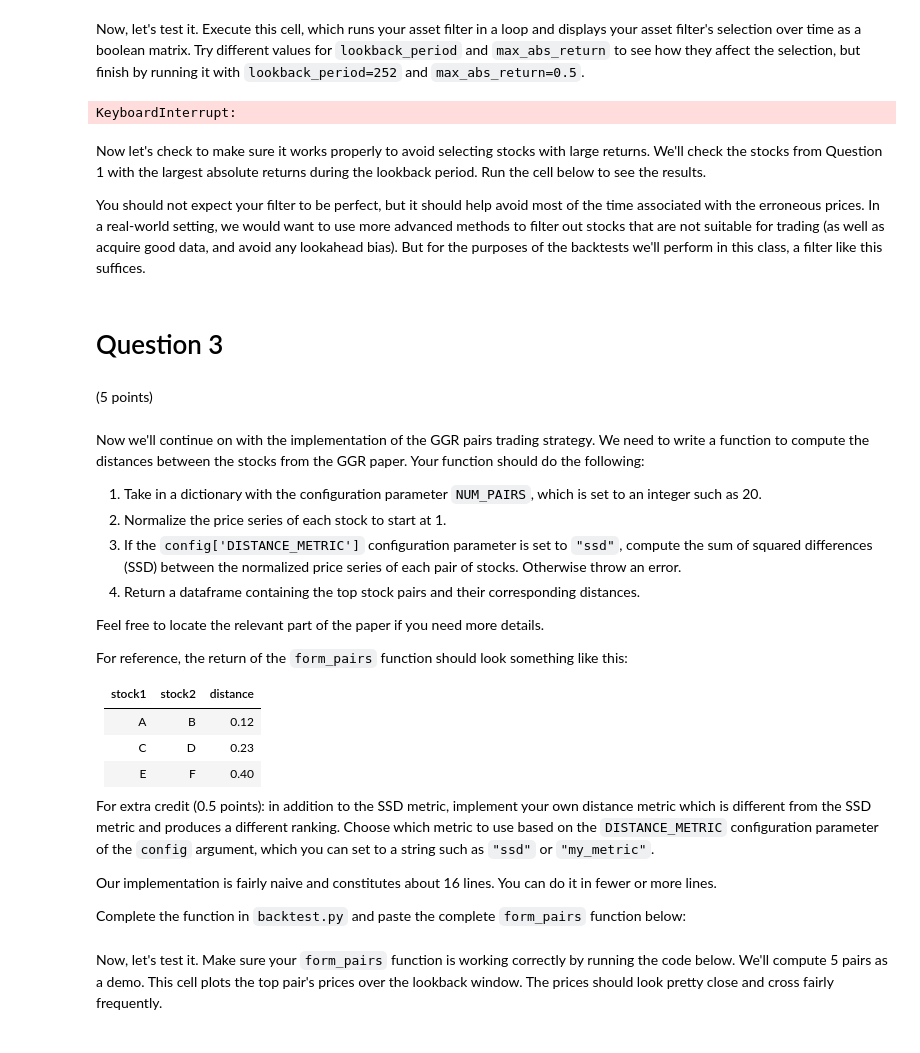
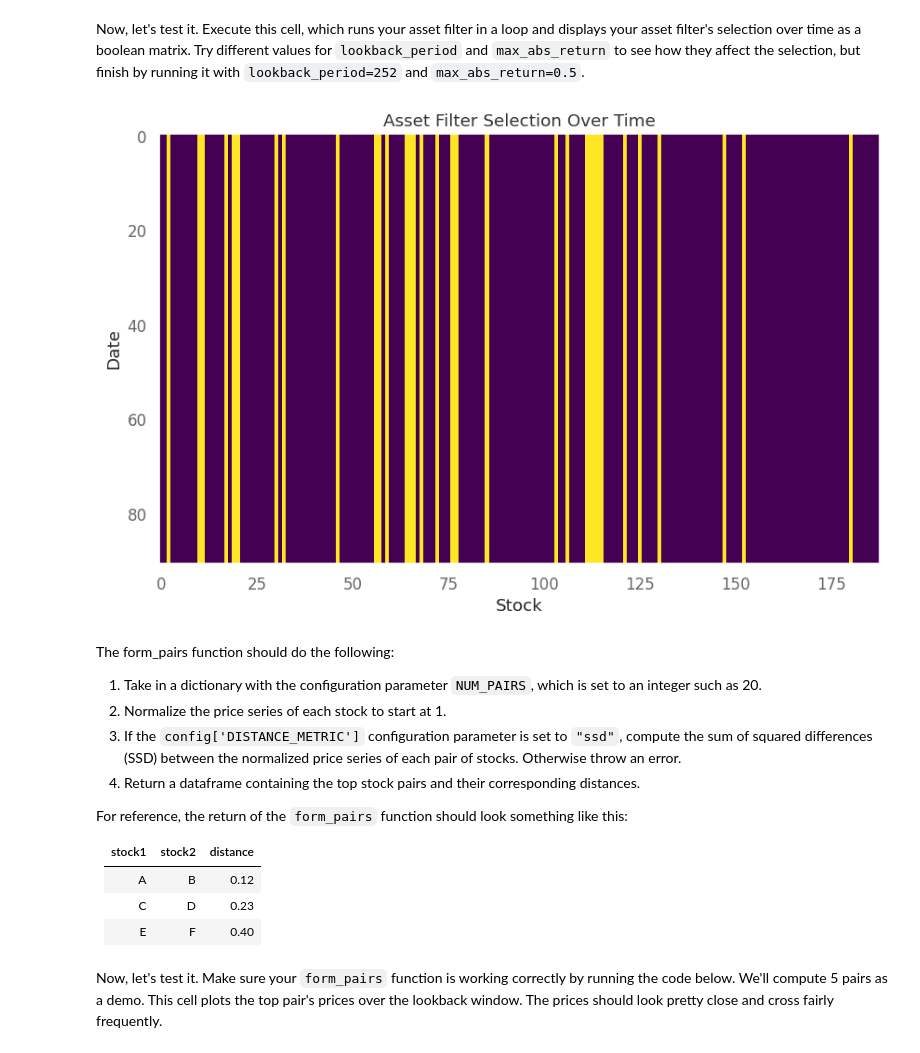
Before and after one commit to johannesfuest/crypto_statarb, a Jupyter notebook: MSE244_HW2_ethan.ipynb, the cells around one changed output. Drawn from its saved outputs; the diff is of its cells as text; code cells hidden in the pictures.

Commit message:
Liquidity complete

```diff
--- a/MSE244_HW2_ethan.ipynb
+++ b/MSE244_HW2_ethan.ipynb
@@ -70,0 +37,11 @@ plot_asset_with_max_return(returns, prices, max_rank=3)
+# %%
+config = {
+    "CRYPTO_CSV_PATH": "prices.csv",
+    "SAMPLE_PRICES_PATH": "/share/data/jfuest_crypto/sample/prices.csv",
+    "criterion": "quote_volume", # criterion, must be one of 'quote_volume', 'amihud', 'kyle'
+    "liquidity_interval": 60, # Length of intervals for aggergatuion of the liquidity measure
+    "liquidity_filter_length": 60*24*2, # Coins must have been top n liquid for at least this many minutes
+    "max_rank": 50, # highest liquidity rank allowed
+}
+# %%
+prices, returns, tickers, amihud, kyle, dollar_vol = load_data_crypto(config, verbose=True)
@@ -71,49 +61,37 @@ plot_asset_with_max_return(returns, prices, max_rank=3)
 # %%
 test_date = pd.to_datetime("2023-02-01 00:00:59.999000+00:00", utc=True)
 prices, returns, coins = select_asset_universe_crypto(
-    prices,
-    returns,
+    prices.copy(),
+    returns.copy(),
     amihud,
-    amihud,
-    amihud,
+    kyle,
+    dollar_vol,
     date=test_date,
-    lookback_period=60*24*7, # 7 days
-    criterion="amihud",
-    max_rank=50,
+    config=config,
 )
 # %% [markdown]
 Now, let's test it. Execute this cell, which runs your asset filter in a loop and displays your asset filter's selection over time as a boolean matrix. Try different values for `lookback_period` and `max_abs_return` to see how they affect the selection, but finish by running it with `lookback_period=252` and `max_abs_return=0.5`.
 # %%
-config = {
-    'FILTER_MAX_ABS_RETURN': 0.5,
-    'FORMATION_PERIOD': 252,
-}
+sample_freq = config["liquidity_interval"] * 48
+asset_filter = pd.DataFrame(index=prices.index[::sample_freq], columns=tickers, data=False)
 
-asset_filter = pd.DataFrame(index=prices.index, columns=tickers, data=False)
-
-for date in prices.index:
+for date in prices.index[::sample_freq]:
     selected_stocks, selected_rets, selected_uni = select_asset_universe_crypto(
         prices,
         returns,
         amihud,
-        amihud,
-        amihud,
+        kyle,
+        dollar_vol,
         date=test_date,
-        lookback_period=60*24*7, # 7 days
-        criterion="amihud",
-        max_rank=50,
+        config=config,
     )
     asset_filter.loc[date, selected_stocks.columns] = True
 
 plt.imshow(asset_filter, aspect='auto', cmap='viridis', interpolation=None)
 plt.xlabel('Stock')
 plt.ylabel('Date')
 plt.title('Asset Filter Selection Over Time')
 plt.grid(False)
 plt.show()
 # %% [output]
-KeyboardInterrupt:
+[figure, added]
-# %% [markdown]
-Now let's check to make sure it works properly to avoid selecting stocks with large returns. We'll check the stocks from Question 1 with the largest absolute returns during the lookback period. Run the cell below to see the results.
-
-You should not expect your filter to be perfect, but it should help avoid most of the time associated with the erroneous prices. In a real-world setting, we would want to use more advanced methods to filter out stocks that are not suitable for trading (as well as acquire good data, and avoid any lookahead bias). But for the purposes of the backtests we'll perform in this class, a filter like this suffices.
@@ -142,16 +98,10 @@ for ticker, start, end in questionable_tickers:
-# %% [markdown]
-# Question 3
-# %% [markdown]
-(5 points)
 # %% [markdown]
-Now we'll continue on with the implementation of the GGR pairs trading strategy. We need to write a function to compute the distances between the stocks from the GGR paper. Your function should do the following:
+The form_pairs function should do the following:
 
 1. Take in a dictionary with the configuration parameter `NUM_PAIRS`, which is set to an integer such as 20.
 2. Normalize the price series of each stock to start at 1.
 3. If the `config['DISTANCE_METRIC']` configuration parameter is set to `"ssd"`, compute the sum of squared differences (SSD) between the normalized price series of each pair of stocks. Otherwise throw an error.
 4. Return a dataframe containing the top stock pairs and their corresponding distances.
-
-Feel free to locate the relevant part of the paper if you need more details.
 
 For reference, the return of the `form_pairs` function should look something like this:
 
@@ -160,12 +110,6 @@ For reference, the return of the `form_pairs` function should look something lik
 | A      | B      | 0.12     |
 | C      | D      | 0.23     |
 | E      | F      | 0.40     |
-
-For extra credit (0.5 points): in addition to the SSD metric, implement your own distance metric which is different from the SSD metric and produces a different ranking. Choose which metric to use based on the `DISTANCE_METRIC` configuration parameter of the `config` argument, which you can set to a string such as `"ssd"` or `"my_metric"`.
-
-Our implementation is fairly naive and constitutes about 16 lines. You can do it in fewer or more lines.
-
-Complete the function in `backtest.py` and paste the complete `form_pairs` function below:
 # %%
 # Your code here
 def form_pairs(prices: pd.DataFrame, config: dict) -> pd.DataFrame:
```
Also changed, not shown: parts of 14 cells of this notebook, 1 other file.
